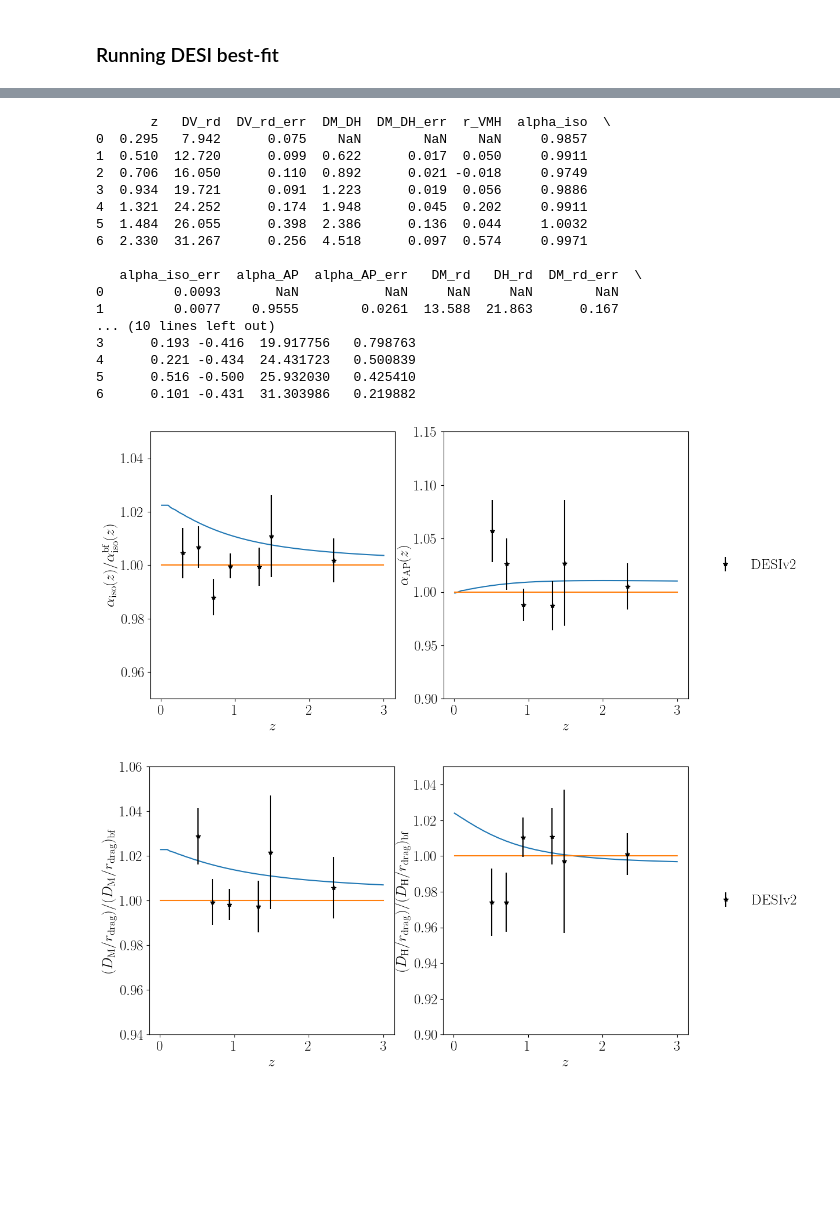
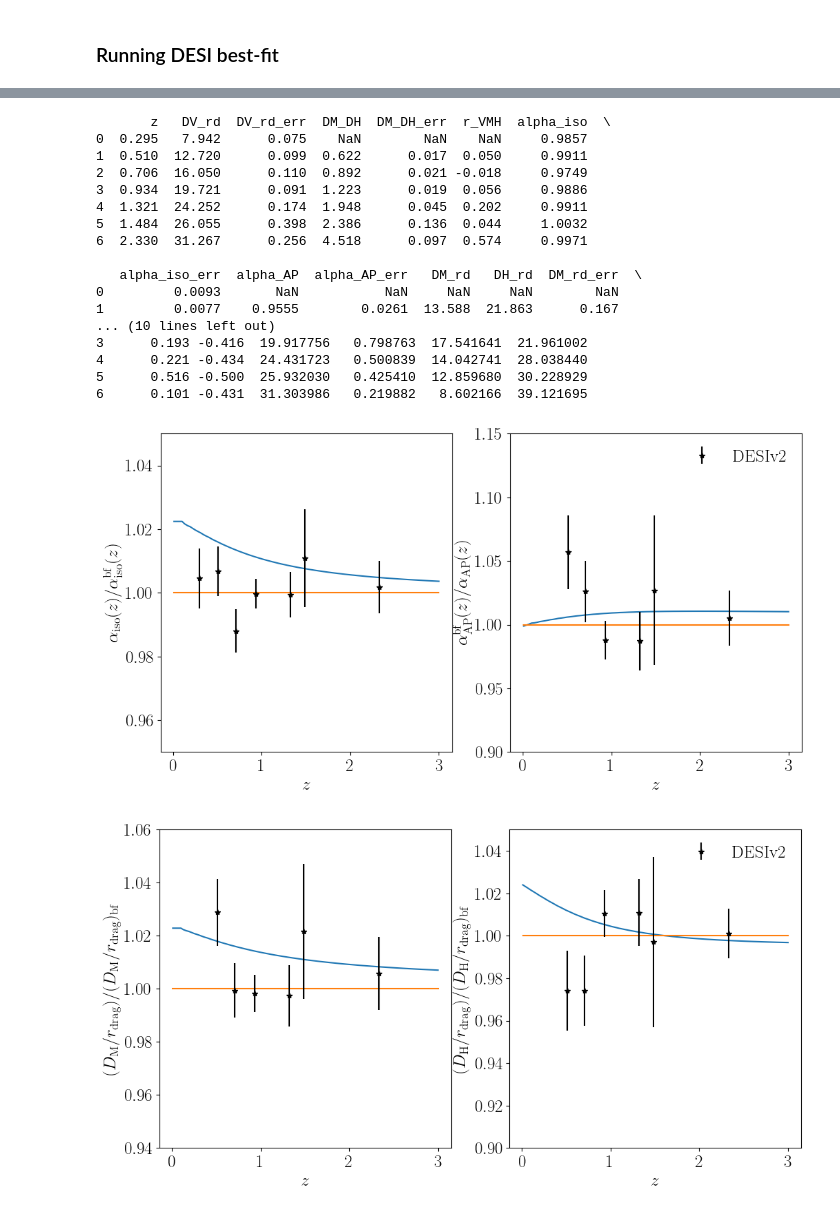
Before and after one commit to chiaradeleo1/CANDI, a Jupyter notebook: DEMO_theory.ipynb, the cells around one changed output, grey strips where cells are left out. Cells and saved outputs as stored; diff of their text form; code cells hidden in the pictures; blank space fills up the shorter version.

```diff
--- a/DEMO_theory.ipynb
+++ b/DEMO_theory.ipynb
@@ -192,7 +215,7 @@ CAMB done in 1.20 s
 
 Computing LCDM fiducial
 # %%
-datavec = pd.read_csv('/home/Matteo/data/DESI_BAO/DESI_table.txt',sep='\t',header=0)
+datavec = pd.read_csv('data/DESI_table.txt',sep='\t',header=0)
 print(datavec)
 # %% [output]
        z   DV_rd  DV_rd_err  DM_DH  DM_DH_err  r_VMH  alpha_iso  \
@@ -208,10 +231,10 @@ print(datavec)
 0         0.0093       NaN           NaN     NaN     NaN        NaN
 1         0.0077    0.9555        0.0261  13.588  21.863      0.167
 ... (10 lines left out)
-3      0.193 -0.416  19.917756   0.798763
-4      0.221 -0.434  24.431723   0.500839
-5      0.516 -0.500  25.932030   0.425410
-6      0.101 -0.431  31.303986   0.219882
+3      0.193 -0.416  19.917756   0.798763  17.541641  21.961002
+4      0.221 -0.434  24.431723   0.500839  14.042741  28.038440
+5      0.516 -0.500  25.932030   0.425410  12.859680  30.228929
+6      0.101 -0.431  31.303986   0.219882   8.602166  39.121695
 # %%
 fig, ax = plt.subplots(nrows=1,ncols=2,figsize=(12,6))
 ax[0].plot(zplot,standard_results.alpha_iso(zplot)/DESI_results.alpha_iso(zplot))
@@ -223,38 +246,38 @@ ax[0].set_xlabel(r'$z$')
 ax[0].set_ylabel(r'$\alpha_{\rm iso}(z)/\alpha_{\rm iso}^{\rm bf}(z)$')
 ax[0].set_ylim([0.95,1.05])
 
 ax[1].plot(zplot,DESI_results.alpha_AP(zplot)/standard_results.alpha_AP(zplot))
 ax[1].plot(zplot,DESI_results.alpha_AP(zplot)/DESI_results.alpha_AP(zplot))
 ax[1].errorbar(datavec['z'],datavec['DM_DH']/DESI_results.DM_DH(datavec['z']),
                yerr=datavec['DM_DH_err']/DESI_results.DM_DH(datavec['z']),
                ls='',marker='*',color='black',label='DESIv2')
 ax[1].set_xlabel(r'$z$')
-ax[1].set_ylabel(r'$\alpha_{\rm AP}(z)$')
-ax[1].legend(**sidelegend)
+ax[1].set_ylabel(r'$\alpha_{\rm AP}^{\rm bf}(z)/\alpha_{\rm AP}(z)$')
+ax[1].legend(loc='best',frameon=False)
 ax[1].set_ylim([0.9,1.15]);
 
 fig, ax = plt.subplots(nrows=1,ncols=2,figsize=(12,6))
 ax[0].plot(zplot,standard_results.DM_rd(zplot)/DESI_results.DM_rd(zplot))
 ax[0].plot(zplot,DESI_results.DM_rd(zplot)/DESI_results.DM_rd(zplot))
 ax[0].errorbar(datavec['z'],datavec['DM_rd']/DESI_results.DM_rd(datavec['z']),
                yerr=datavec['DM_rd_err']/DESI_results.DM_rd(datavec['z']),
                ls='',marker='*',color='black',label='DESIv2')
 ax[0].set_xlabel(r'$z$')
 ax[0].set_ylabel(r'$(D_{\rm M}/r_{\rm drag})/(D_{\rm M}/r_{\rm drag})_{\rm bf}$')
 ax[0].set_ylim([0.94,1.06])
 
 ax[1].plot(zplot,standard_results.DH_rd(zplot)/DESI_results.DH_rd(zplot))
 ax[1].plot(zplot,DESI_results.DH_rd(zplot)/DESI_results.DH_rd(zplot))
 ax[1].errorbar(datavec['z'],datavec['DH_rd']/DESI_results.DH_rd(datavec['z']),
                yerr=datavec['DH_rd_err']/DESI_results.DH_rd(datavec['z']),
                ls='',marker='*',color='black',label='DESIv2')
 ax[1].set_xlabel(r'$z$')
 ax[1].set_ylabel(r'$(D_{\rm H}/r_{\rm drag})/(D_{\rm H}/r_{\rm drag})_{\rm bf}$')
-ax[1].legend(**sidelegend)
+ax[1].legend(loc='best',frameon=False)
 ax[1].set_ylim([0.9,1.05]);
 # %% [output]
-[figure, old version]
+[figure, new version]
-[figure, old version]
+[figure, new version]
 # %% [markdown]
 # Distance Duality Relation
 
```
Also changed, not shown: parts of 10 cells of this notebook, 4 other files.
